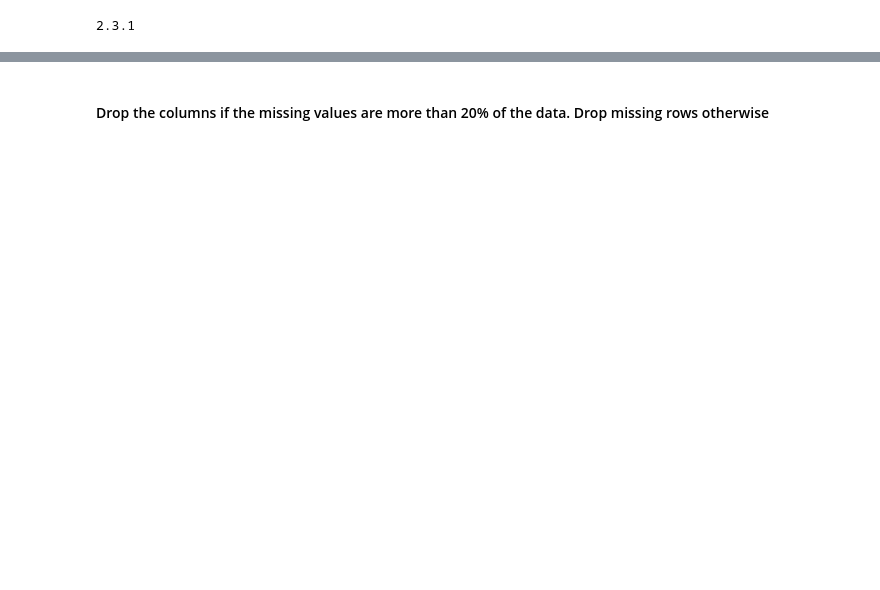
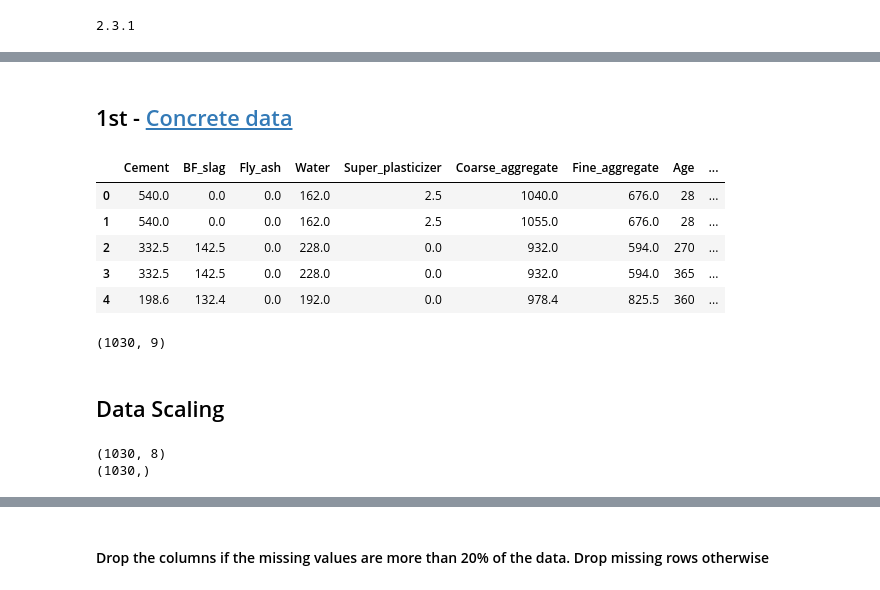
Before and after one commit to rsouza/NeuralNetworks_Course, a Jupyter notebook: Notebooks/TensorFlow/ANN/TF_ANN-IV.ipynb, the cells around one changed output, grey strips where cells are left out. Saved outputs shown, nothing was run; the diff lists cells and outputs as text; code cells hidden in the pictures; blank space fills up the shorter version.

```diff
--- a/Notebooks/TensorFlow/ANN/TF_ANN-IV.ipynb
+++ b/Notebooks/TensorFlow/ANN/TF_ANN-IV.ipynb
@@ -41,0 +42,2 @@ print(os.listdir("../../../data"))
+# %% [markdown]
+## 1st - [Concrete data](https://medium.com/@rahul.raoniar/hyperparameter-tuning-of-keras-deep-learning-model-in-python-e426c94a43d7)
@@ -41,0 +53,14 @@ print(os.listdir("../../../data"))
+# %%
+concrete = pd.read_excel('../../../Data/Concrete_Data.xlsx')
+concrete.head()
+# %% [output]
+|  | Cement | BF_slag | Fly_ash | Water | Super_plasticizer | Coarse_aggregate | Fine_aggregate | Age | ... |
+| 0 | 540.0 | 0.0 | 0.0 | 162.0 | 2.5 | 1040.0 | 676.0 | 28 | ... |
+| 1 | 540.0 | 0.0 | 0.0 | 162.0 | 2.5 | 1055.0 | 676.0 | 28 | ... |
+| 2 | 332.5 | 142.5 | 0.0 | 228.0 | 0.0 | 932.0 | 594.0 | 270 | ... |
+| 3 | 332.5 | 142.5 | 0.0 | 228.0 | 0.0 | 932.0 | 594.0 | 365 | ... |
+| 4 | 198.6 | 132.4 | 0.0 | 192.0 | 0.0 | 978.4 | 825.5 | 360 | ... |
+# %%
+concrete.shape
+# %% [output]
+(1030, 9)
@@ -41,0 +70,2 @@ print(os.listdir("../../../data"))
+# %% [markdown]
+## Data Scaling
@@ -41,0 +74,6 @@ print(os.listdir("../../../data"))
+# %%
+print(train_inputs.shape)
+print(train_targets.shape)
+# %% [output]
+(1030, 8)
+(1030,)
```
Also changed, not shown: parts of 35 cells of this notebook, 8 other files.
